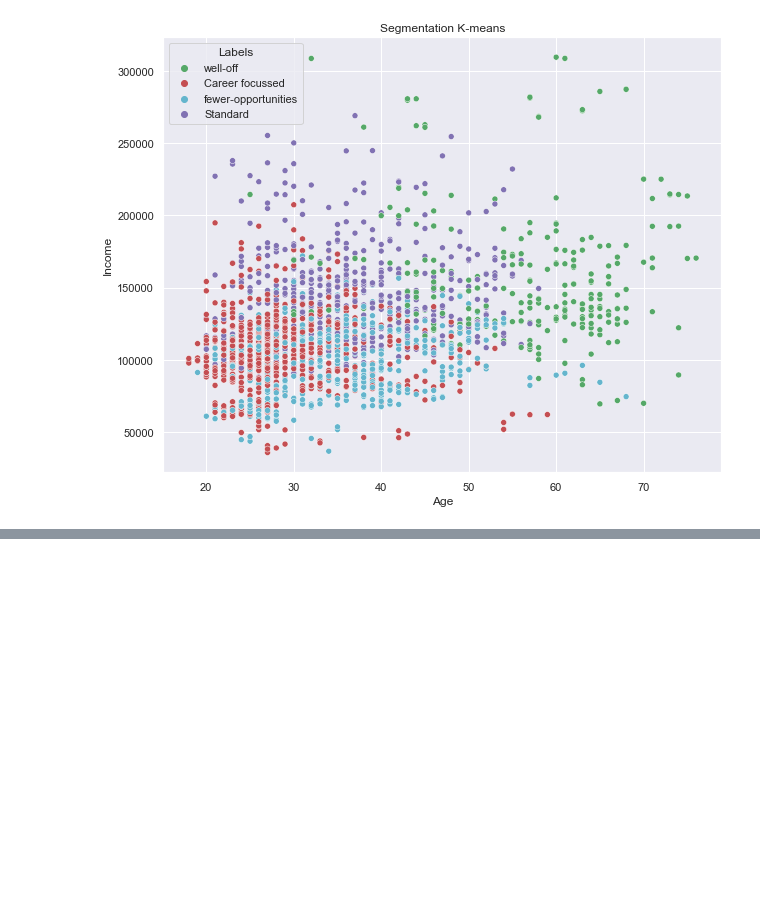
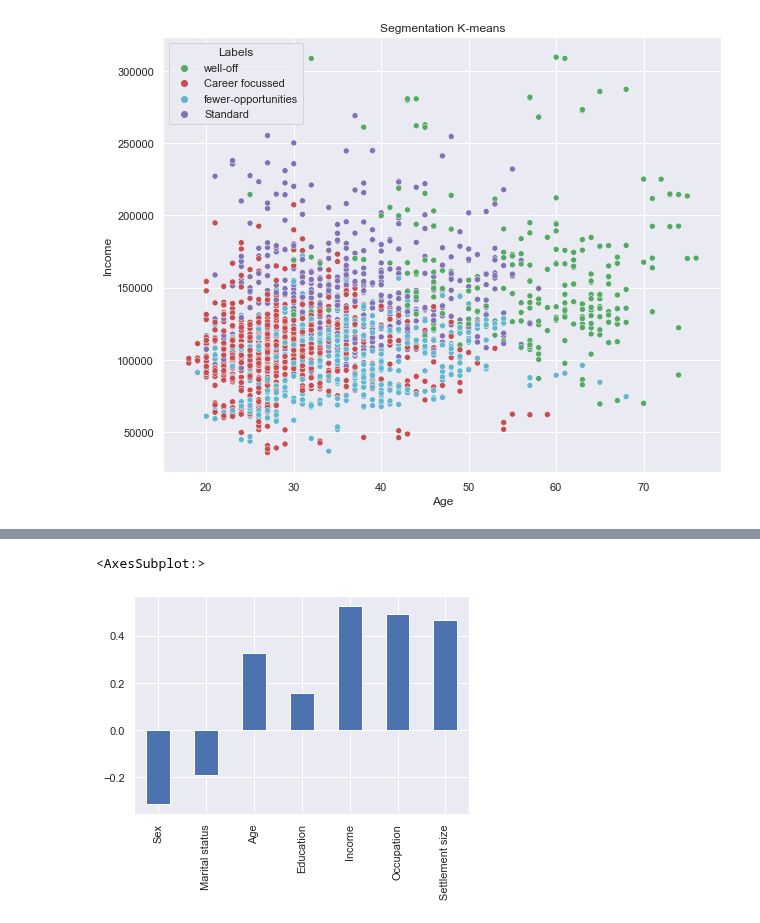
Before and after one commit to cmj123/customer_analytics_in_python, a Jupyter notebook: customer_segmentation/customer_segmentation.ipynb, the cells around one changed output, grey strips where cells are left out. Cells and saved outputs as stored; diff of their text form; code cells hidden in the pictures; blank space fills up the shorter version.

```diff
--- a/customer_segmentation/customer_segmentation.ipynb
+++ b/customer_segmentation/customer_segmentation.ipynb
@@ -236,0 +261,4 @@ plt.show()
+# %%
+pca = PCA(n_components = 3)
+# %%
+pca.fit(segmentation_std)
@@ -236,0 +292,4 @@ plt.show()
+# %%
+df_pca_comp = pd.DataFrame(data = pca.components_, columns=df_segmentation.columns.values,
+                           index = ['Component 1', 'Component 2', 'Component 3'])
+df_pca_comp
@@ -236,0 +301,5 @@ plt.show()
+# %%
+df_pca_comp.loc['Component 1',:].plot.bar()
+# %% [output]
+<AxesSubplot:>
+[figure, added]
```
Also changed, not shown: parts of 15 cells of this notebook.
